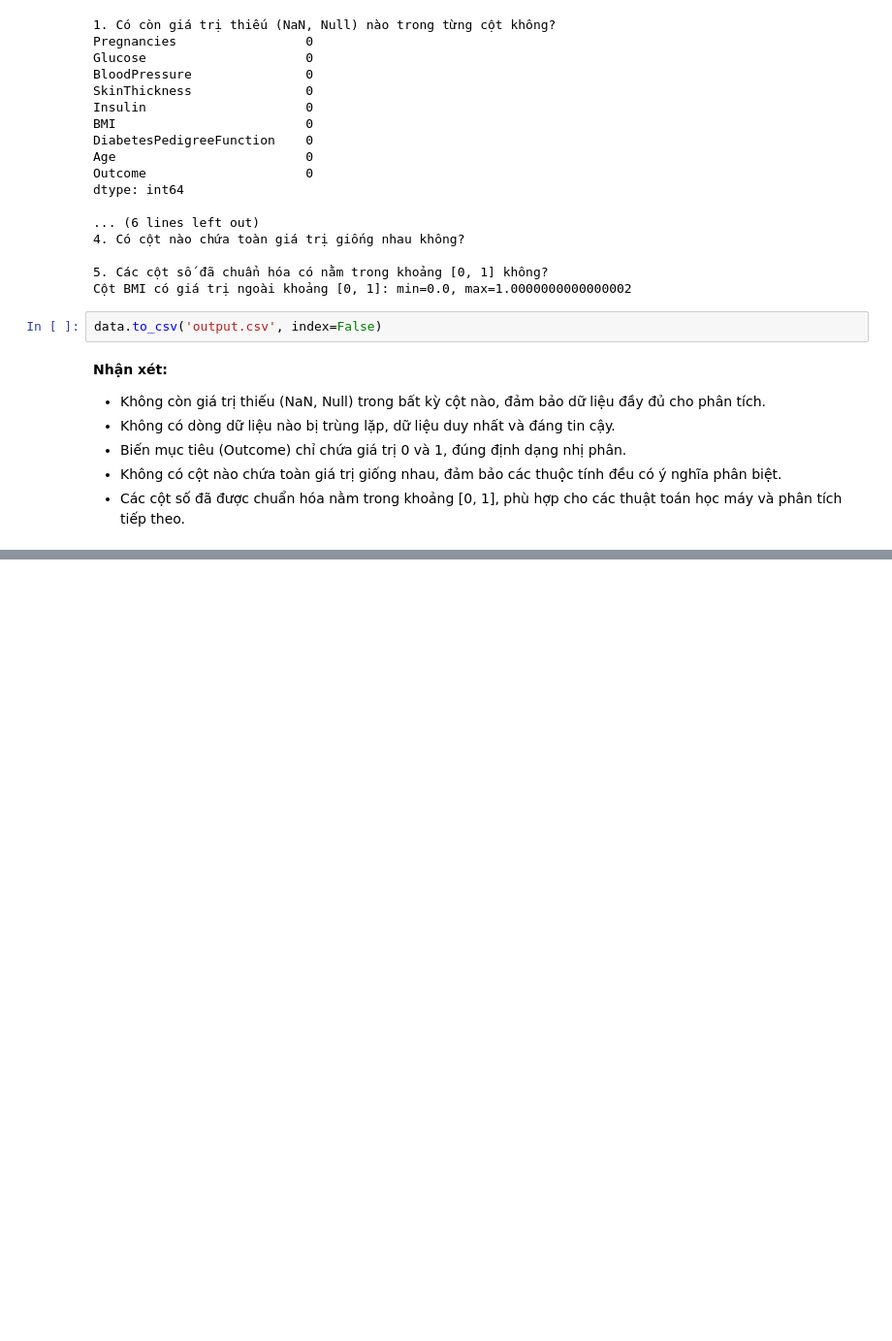
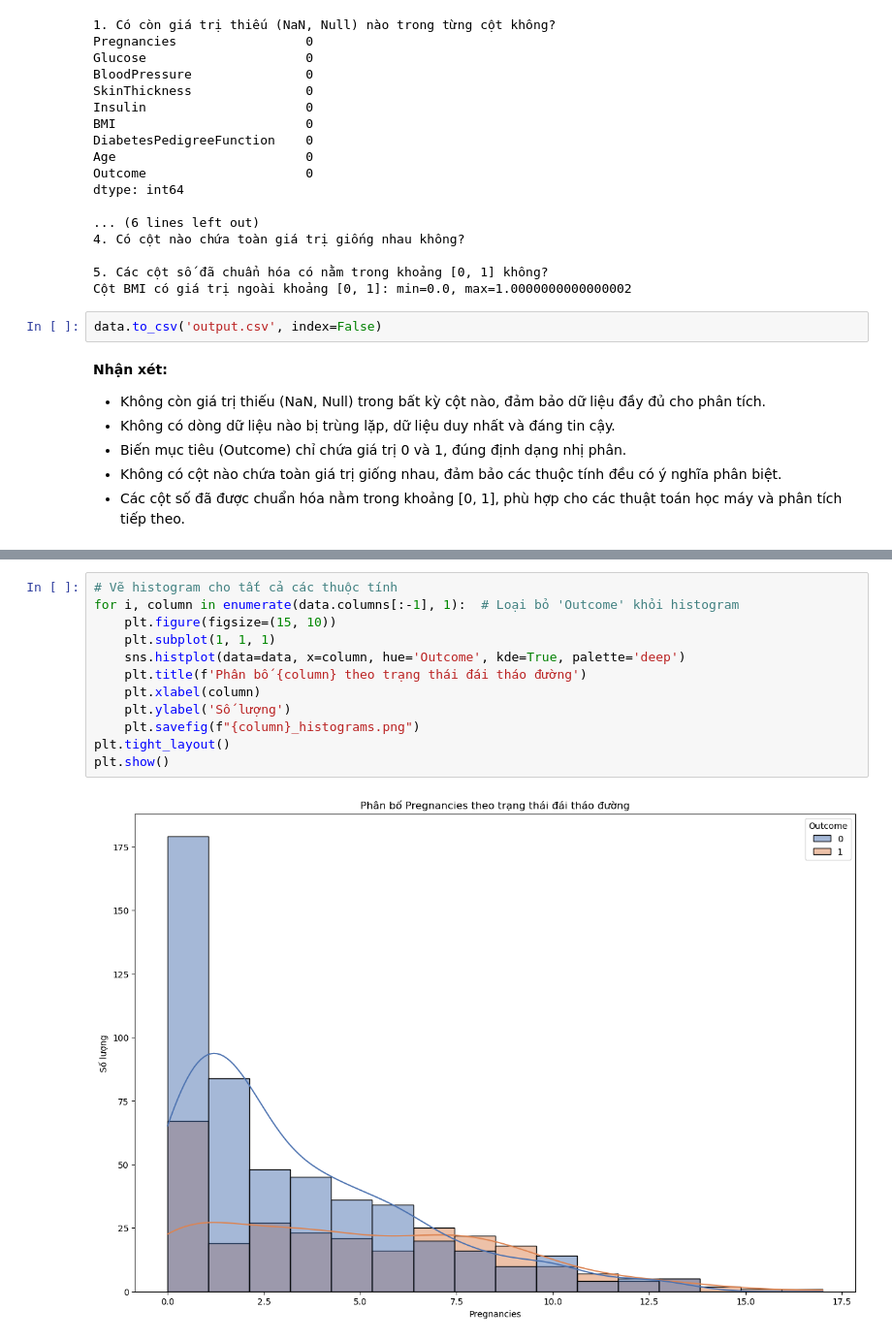
Before and after one commit to NKhanh0908/SGU_PTDL_TEAM_2025, a Jupyter notebook: Lab3/code/pima-indian-diabetes.ipynb, the cells around one changed output, grey strips where cells are left out. Shown at 97% size. Drawn from its saved outputs; the diff is of its cells as text; blank space fills up the shorter version.

```diff
--- a/Lab3/code/pima-indian-diabetes.ipynb
+++ b/Lab3/code/pima-indian-diabetes.ipynb
@@ -508,0 +555,14 @@ data.to_csv('output.csv', index=False)
+# %%
+# Vẽ histogram cho tất cả các thuộc tính
+for i, column in enumerate(data.columns[:-1], 1):  # Loại bỏ 'Outcome' khỏi histogram
+    plt.figure(figsize=(15, 10))
+    plt.subplot(1, 1, 1)
+    sns.histplot(data=data, x=column, hue='Outcome', kde=True, palette='deep')
+    plt.title(f'Phân bố {column} theo trạng thái đái tháo đường')
+    plt.xlabel(column)
+    plt.ylabel('Số lượng')
+    plt.savefig(f"{column}_histograms.png")
+plt.tight_layout()
+plt.show()
+# %% [output]
+[figure, added]
```
Also changed, not shown: parts of 21 cells of this notebook.
